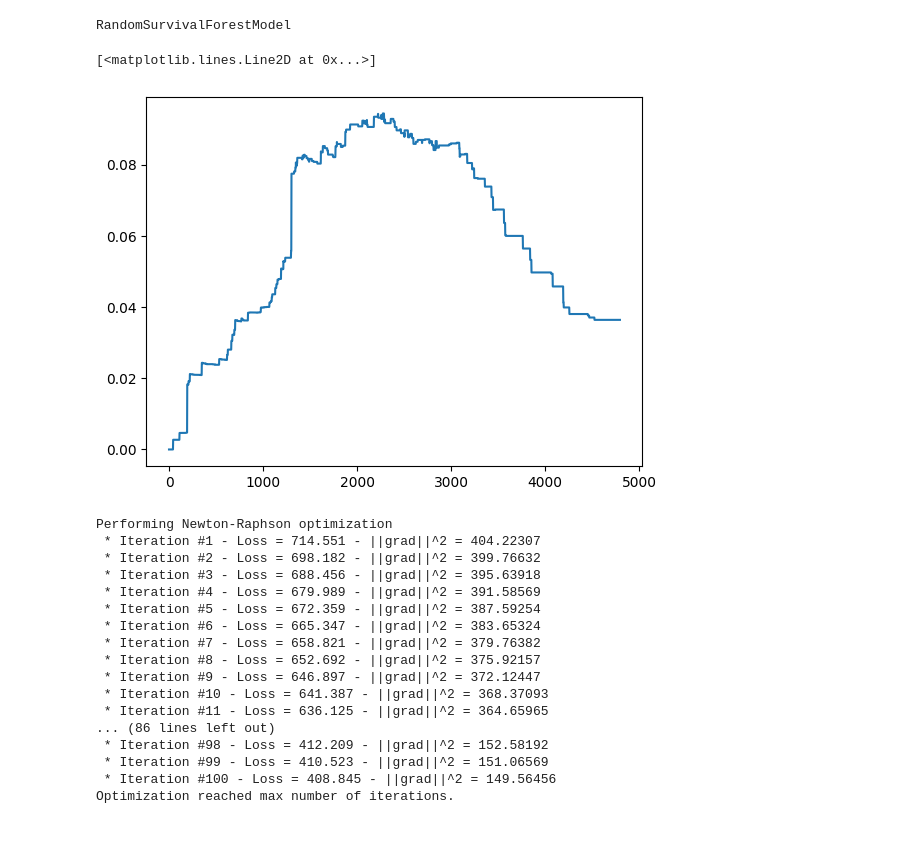
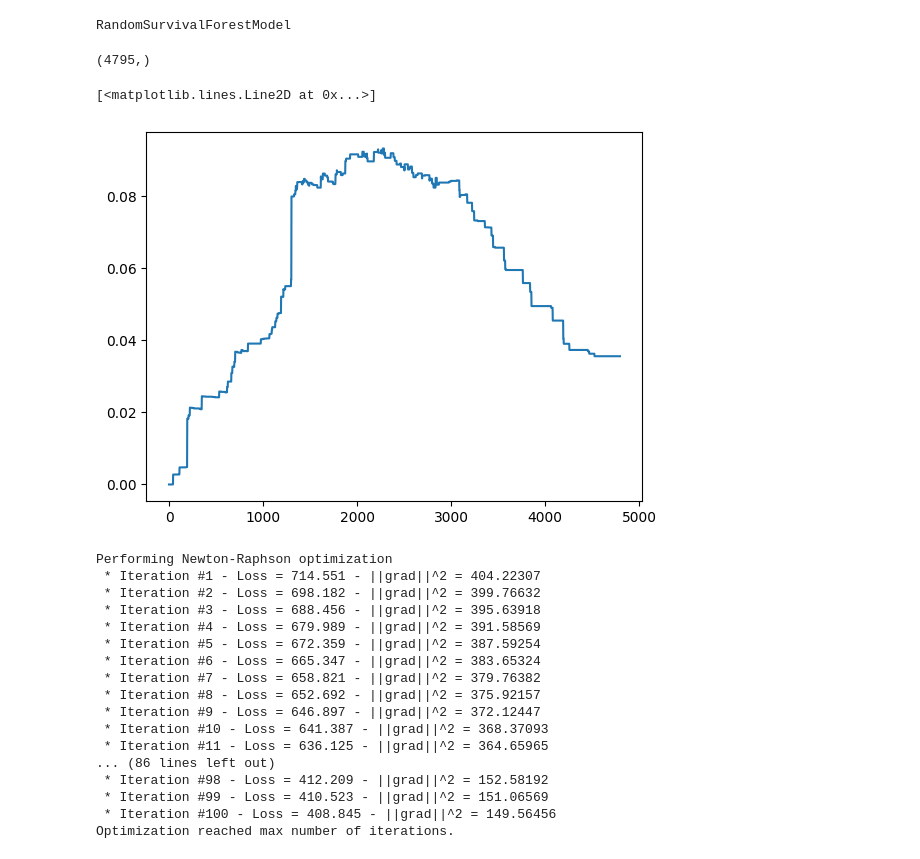
Before and after one commit to viksa98/variational_spyct, a Jupyter notebook: notebooks/eval.ipynb, the cells around one changed output. Saved outputs shown, nothing was run; the diff lists cells and outputs as text; code cells hidden in the pictures.

```diff
--- a/notebooks/eval.ipynb
+++ b/notebooks/eval.ipynb
@@ -151,8 +183,10 @@ bs_ipcw_rsf = brier_score_ipcw(T_test, y_test, E_test, transformed_predictions_r
-# %%
-plt.plot(bs_ipcw_rsf)
-# %% [output]
-[<matplotlib.lines.Line2D at 0x...>]
-[figure, removed]
+# %%
+bs_rsf = _bs_.evaluate(y_test, transformed_predictions_rsf)
+plt.plot(bs_rsf)
+# %% [output]
+(4795,)
+[<matplotlib.lines.Line2D at 0x...>]
+[figure, added]
 # %%
 from pysurvival.models.semi_parametric import CoxPHModel
 
```
Also changed, not shown: parts of 21 cells of this notebook, 5 other files.
